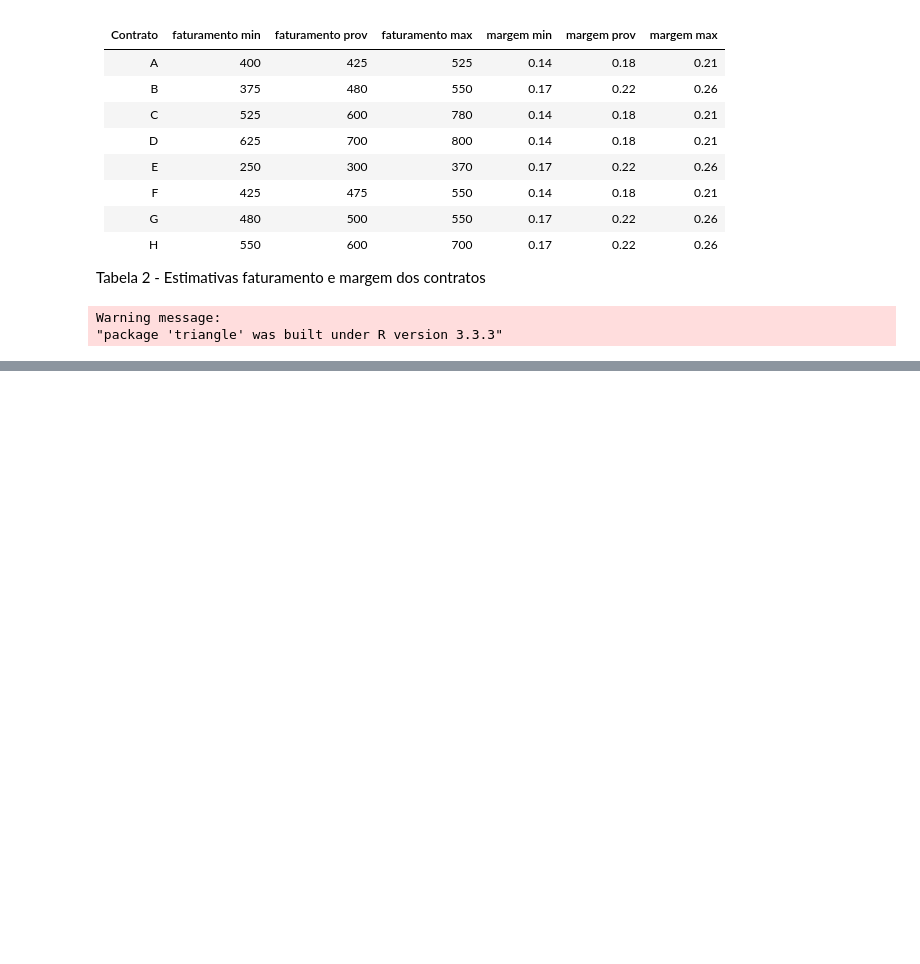
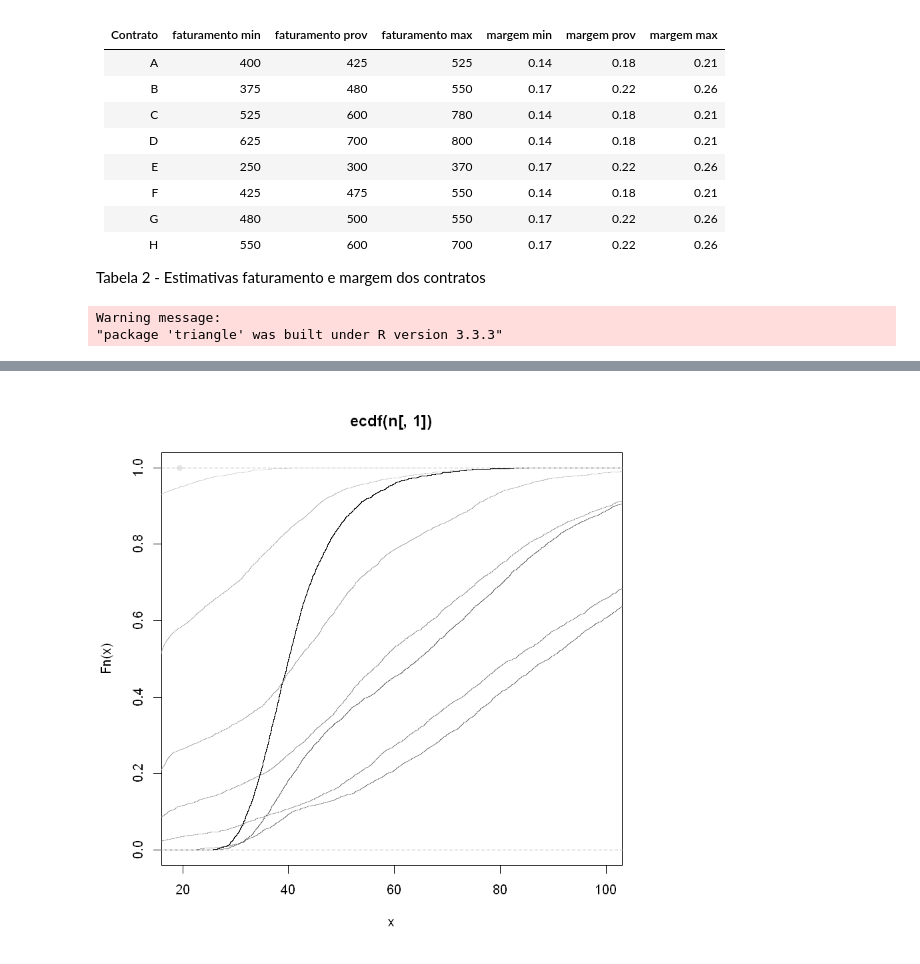
Before and after one commit to lfkopp/PPGI, a Jupyter notebook: ANALISE-RISCO/lista_6/lista_6.ipynb, the cells around one changed output, grey strips where cells are left out. Saved outputs shown, nothing was run; the diff lists cells and outputs as text; code cells hidden in the pictures; blank space fills up the shorter version.

```diff
--- a/ANALISE-RISCO/lista_6/lista_6.ipynb
+++ b/ANALISE-RISCO/lista_6/lista_6.ipynb
@@ -39,0 +160,7 @@ Warning message:
+# %%
+plot(ecdf(n[,1]), col="black")
+for(i in 2:12){
+    lines(ecdf(n[,i]), col=rgb(i/12,i/12,i/12,.3))
+}
+# %% [output]
+[figure, added]
```
Also changed, not shown: parts of 6 cells of this notebook, 37 other files.
